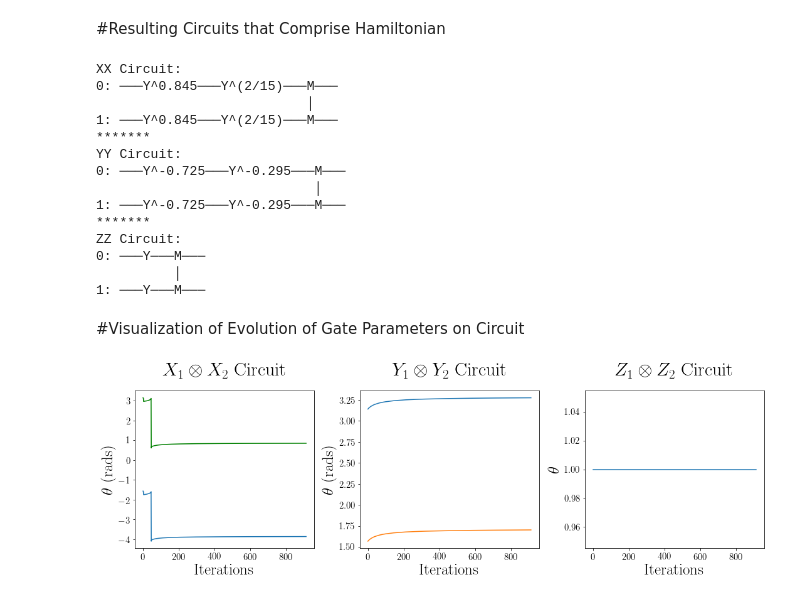
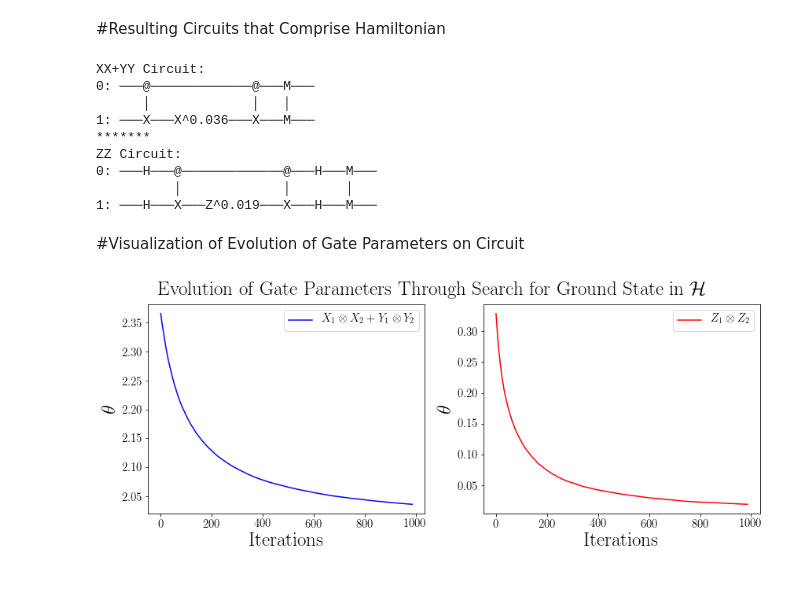
Before and after one commit to enriqueasegura/Quantum-X, a Jupyter notebook: QC_Task_VQE.ipynb, the cells around one changed output. Drawn from its saved outputs; the diff is of its cells as text; code cells hidden in the pictures.

```diff
--- a/QC_Task_VQE.ipynb
+++ b/QC_Task_VQE.ipynb
@@ -378,17 +517,12 @@ Below you will find the values used using the blogs linked on the Google doc.
 For the future: important to work out the optimal repetition.
 # %%
 # Arbitrary value of theta
-th1 = np.pi
-th2 = -np.pi/2
-
-th3 = np.pi
-th4 = np.pi/2
-
-th5 = 1 #I adjusted this value to avoid plateaus from the tutorial.
+th1 = np.random.uniform(0, 2*np.pi)
+th2 = np.random.uniform(0, 2*np.pi)
 
 num_q = 2
 
 num_reps = 1000
 # %%
-test_optimization = VQE_Optimization(th1, th2, th3, th4, th5, num_q, num_reps)
+test_optimization = VQE_Optimization(th1, th2, num_q, num_reps)
 # %% [output]
@@ -439,66 +606,47 @@ plt.subplots_adjust(top=0.7)
 # %%
 #resultant circuits
 
-op_c = VQE_Circuit(test_optimization[0][-1],test_optimization[1][-1], test_optimization[2][-1],
-                   test_optimization[3][-1],test_optimization[4][-1], num_q)
-print('XX Circuit:')
+op_c = VQE_Circuit(test_optimization[0][-1],test_optimization[1][-1],num_q)
+print('XX+YY Circuit:')
 print(op_c[0])
 print('*******')
-print('YY Circuit:')
+print('ZZ Circuit:')
 print(op_c[1])
-print('*******')
-print('ZZ Circuit:')
-print(op_c[2])
 # %% [output]
-XX Circuit:
-0: ───Y^0.845───Y^(2/15)───M───
-                           │
-1: ───Y^0.845───Y^(2/15)───M───
-*******
-YY Circuit:
-0: ───Y^-0.725───Y^-0.295───M───
-                            │
-1: ───Y^-0.725───Y^-0.295───M───
+XX+YY Circuit:
+0: ───@─────────────@───M───
+      │             │   │
+1: ───X───X^0.036───X───M───
 *******
 ZZ Circuit:
-0: ───Y───M───
-          │
-1: ───Y───M───
+0: ───H───@─────────────@───H───M───
+          │             │       │
+1: ───H───X───Z^0.019───X───H───M───
 # %% [markdown]
 #Visualization of Evolution of Gate Parameters on Circuit
 # %%
-plt.figure(figsize=(15,5))
+plt.figure(figsize=(12,5))
 
-plt.subplot(131)
+plt.subplot(121)
+plt.plot(test_optimization[0], label=r'$X_1\otimes X_2 +Y_1\otimes Y_2$ ', color='blue', linestyle='-')
+#plt.plot(test_optimization[6], label=r'$Z_1\otimes Z_2$', color='#00693e', linestyle='-')
+plt.legend(fontsize=15, loc='best')
 
-plt.plot(test_optimization[0], color='green', linestyle='-')
-plt.plot(test_optimization[1])
+
 plt.tick_params(axis='both', labelsize=15)
 plt.xlabel('Iterations', fontsize=25)
-plt.ylabel(r'$\theta$ (rads)', fontsize=25)
+plt.ylabel(r'$\mathcal{\theta}$',fontsize=25)
 
-plt.title(r'$X_1 \otimes X_2$ Circuit', fontsize=30)
-
-plt.subplot(132)
-
-plt.plot(test_optimization[2])
-plt.plot(test_optimization[3])
+plt.subplot(122)
+plt.plot(test_optimization[1], label=r'$Z_1\otimes Z_2$', color='red', linestyle='-')
+plt.suptitle(r'Evolution of Gate Parameters Through Search for Ground State in $\mathcal{H}$', fontsize=25)
+plt.legend(fontsize=15, loc='best')
 plt.tick_params(axis='both', labelsize=15)
-
 plt.xlabel('Iterations', fontsize=25)
-plt.ylabel(r'$\theta$ (rads)', fontsize=25)
-
-plt.title(r'$Y_1 \otimes Y_2$ Circuit', fontsize=30)
-
-plt.subplot(133)
-
-plt.title(r'$Z_1 \otimes Z_2$ Circuit', fontsize=30)
-plt.plot(test_optimization[4])
-plt.tick_params(axis='both', labelsize=15)
-
-plt.xlabel('Iterations', fontsize=25)
-plt.ylabel(r'$\theta$ ', fontsize=25)
+plt.ylabel(r'$\mathcal{\theta}$',fontsize=25)
 
 plt.tight_layout()
+
+plt.subplots_adjust(top=.9)
 # %% [output]
-[figure, old version]
+[figure, new version]
```
Also changed, not shown: parts of 25 cells of this notebook.
